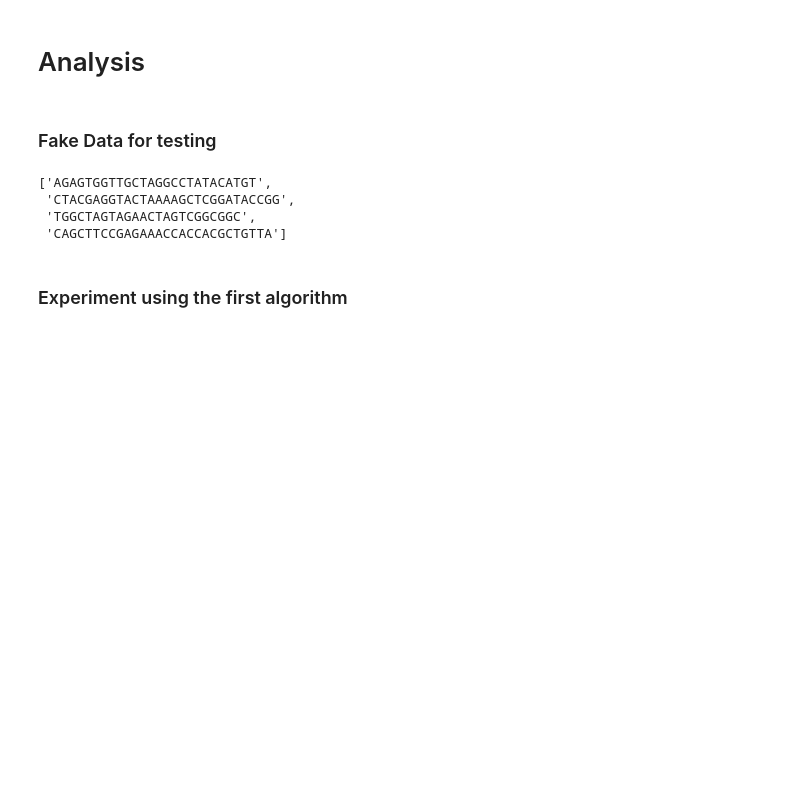
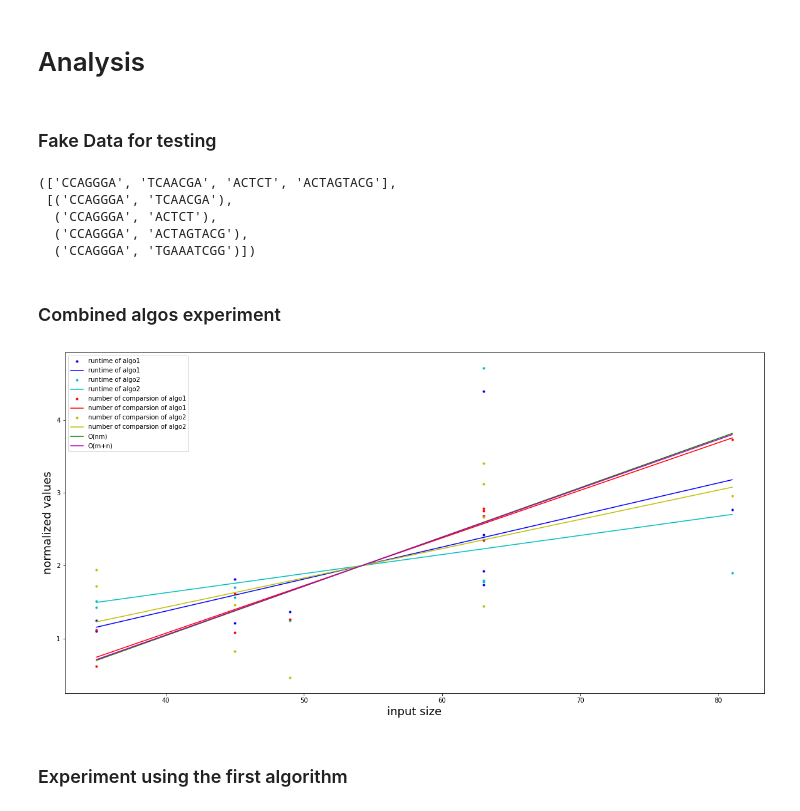
Before and after one commit to MohammedAljahdali/GlobalSequenceAlignment, a Jupyter notebook: sequence.ipynb, the cells around one changed output. Cells and saved outputs as stored; diff of their text form; code cells hidden in the pictures; blank space fills up the shorter version.

```diff
--- a/sequence.ipynb
+++ b/sequence.ipynb
@@ -288,10 +383,21 @@ fake_data = [''.join(random.choice(['A', 'G', 'C', 'T']) for _ in range(random.r
 # %%
-fake_data[:4]
+fake_data[:4], data[:4]
 # %% [output]
-['AGAGTGGTTGCTAGGCCTATACATGT',
- 'CTACGAGGTACTAAAAGCTCGGATACCGG',
- 'TGGCTAGTAGAACTAGTCGGCGGC',
- 'CAGCTTCCGAGAAACCACCACGCTGTTA']
+(['CCAGGGA', 'TCAACGA', 'ACTCT', 'ACTAGTACG'],
+ [('CCAGGGA', 'TCAACGA'),
+  ('CCAGGGA', 'ACTCT'),
+  ('CCAGGGA', 'ACTAGTACG'),
+  ('CCAGGGA', 'TGAAATCGG')])
+# %% [markdown]
+### Combined algos experiment
+# %%
+results_comb = analysis2(
+    algo1=algorithm1, algo2=algorithm2,
+    data=data,
+    hyperparameters_list=hyperparameters_list, debug=False
+)
+# %% [output]
+[figure, added]
 # %% [markdown]
 ### Experiment using the first algorithm
 # %%
```
Also changed, not shown: parts of 18 cells of this notebook.
